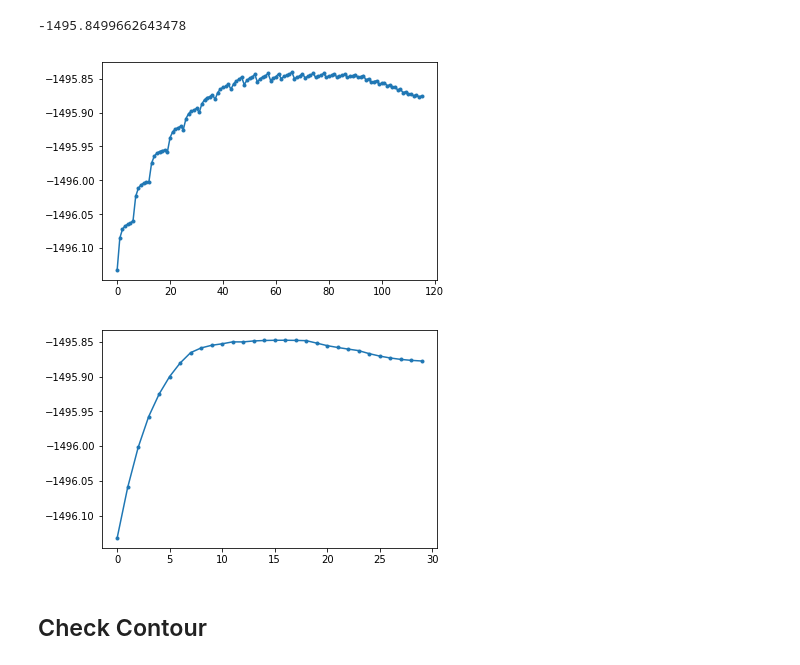
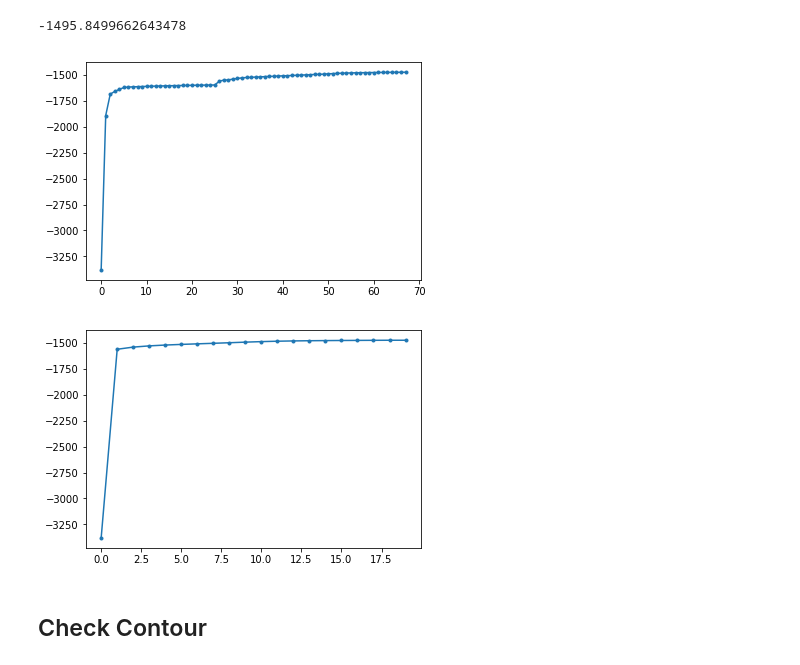
Before and after one commit to wenshuowang/inverse-POMDP, a Jupyter notebook: oneboxColor.ipynb, the cells around one changed output. Saved outputs shown, nothing was run; the diff lists cells and outputs as text; code cells hidden in the pictures.

```diff
--- a/oneboxColor.ipynb
+++ b/oneboxColor.ipynb
@@ -27,6 +27,11 @@ p_disappear = 0.05
 nq = 5 # number of belief states per box
 nr = 2  # number of reward states
 na = 2
+# %%
+NumCol = 4
+qmin = 0.3
+qmax = 0.7
+Ncol = NumCol - 1
 # %%
 Trans_state = np.array([[1-p_appear, p_disappear],
                         [p_appear, 1-p_disappear]])
@@ -481,6 +490,7 @@ while count_E < NN1:
     ##########  M(G)-step ##########
 
     count_M = 0
+    M_thresh = 0.5
     para_new_traj.append([])
     log_likelihoods_com_new.append([])
     log_likelihoods_new.append([])
@@ -523,7 +533,7 @@ while count_E < NN1:
         complete_likelihood_new_temp = oneHMMCol.computeQaux(obs, ThA_new, softpolicy_new, TBo_new)
 
         ## Update the parameter if the ECDLL can be improved
-        if complete_likelihood_new_temp > complete_likelihood_new + 0.001:
+        if complete_likelihood_new_temp > complete_likelihood_new + M_thresh:
             parameters_new = np.copy(para_temp)
 
             complete_likelihood_new = complete_likelihood_new_temp
@@ -538,6 +548,11 @@ while count_E < NN1:
             print(log_likelihood)
 
             count_M += 1
+            if count_M == 10:
+                count_M = count_M / 2
+            if count_M == 20:
+                count_M = count_M / 2
+
         else:
             stepsize /= 2
             if stepsize < 5 * 10 ** -6:
@@ -622,15 +637,15 @@ print(log_likelihood)
 # %% [output]
 -1495.8499662643478
 # %%
-plt.plot([j for i in log_likelihoods_new[25:-1] for j in i], marker='.')
+plt.plot([j for i in log_likelihoods_new for j in i], marker='.')
 plt.show()
 # %% [output]
-[figure, old version]
+[figure, new version]
 # %%
-plt.plot([i for i in log_likelihoods_old[25:-1]], marker='.')
+plt.plot([i for i in log_likelihoods_old], marker='.')
 plt.show()
 # %% [output]
-[figure, old version]
+[figure, new version]
 # %% [markdown]
 ## Check Contour
 # %%
```
Also changed, not shown: parts of 9 cells of this notebook, 1 other file.
